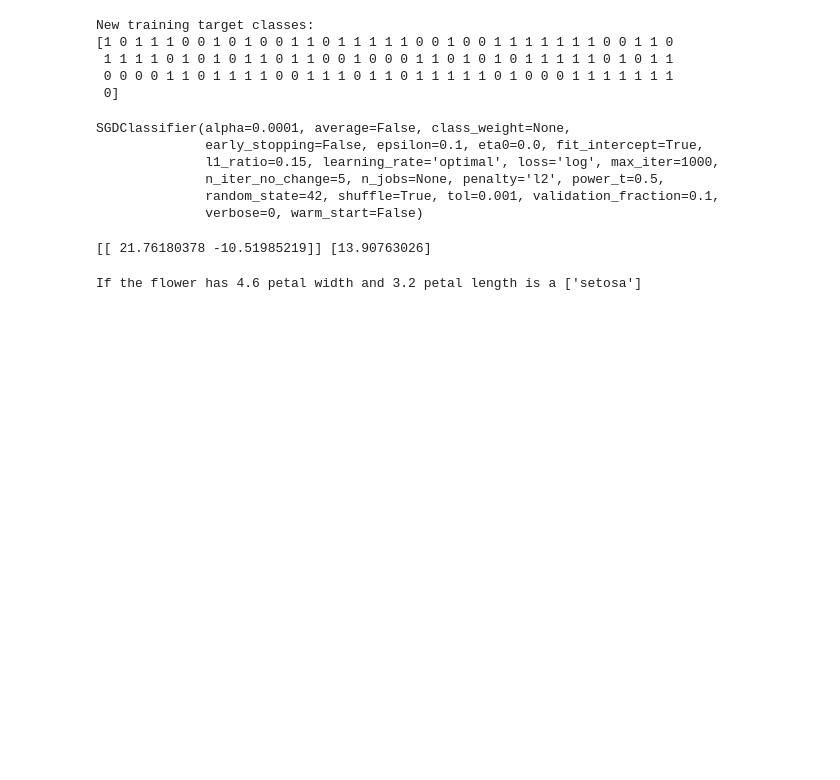
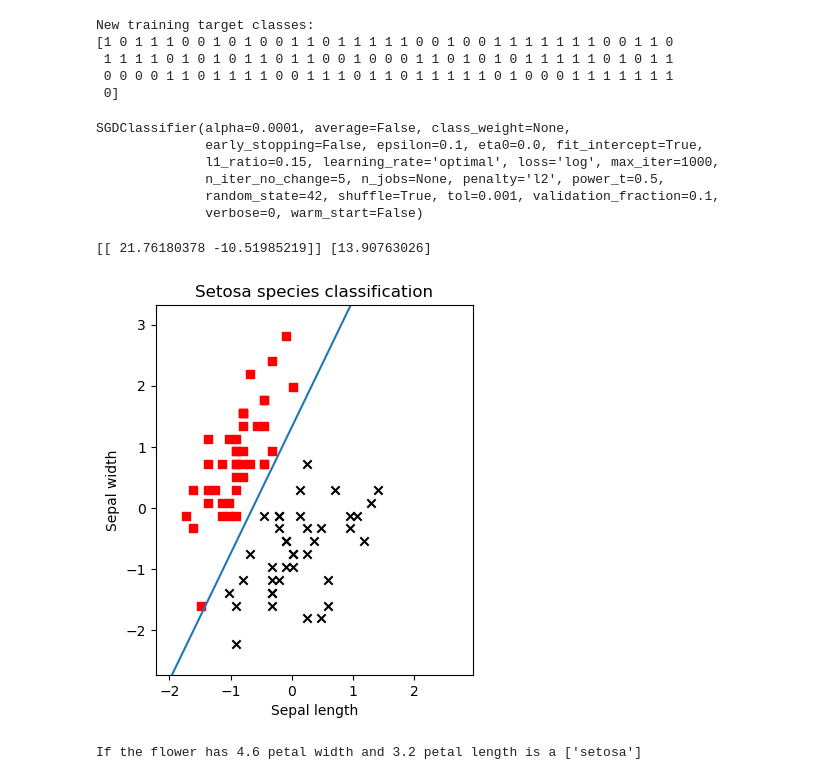
Before and after one commit to EKHTEAR/CSE445-Machine-Learning-AzK-, a Jupyter notebook: Irish_Dataset_Project/Linear_Classification(with Feature Scaling).ipynb, the cells around one changed output. Drawn from its saved outputs; the diff is of its cells as text; code cells hidden in the pictures; blank space fills up the shorter version.

```diff
--- a/Irish_Dataset_Project/Linear_Classification(with Feature Scaling).ipynb
+++ b/Irish_Dataset_Project/Linear_Classification(with Feature Scaling).ipynb
@@ -75,6 +75,31 @@ SGDClassifier(alpha=0.0001, average=False, class_weight=None,
 print (clf.coef_,clf.intercept_)
 # %% [output]
 [[ 21.76180378 -10.51985219]] [13.90763026]
+# %%
+x_min, x_max = X_train[:, 0].min() - .5, X_train[:, 0].max() + .5
+y_min, y_max = X_train[:, 1].min() - .5, X_train[:, 1].max() + .5
+xs = np.arange(x_min, x_max, 0.5)
+
+fig,axes = plt.subplots()
+
+axes.set_aspect('equal')
+axes.set_title('Setosa species classification')
+axes.set_xlabel('Sepal length')
+axes.set_ylabel('Sepal width')
+axes.set_xlim(x_min, x_max)
+axes.set_ylim(y_min, y_max)
+
+plt.sca(axes)
+
+plt.scatter(X_train[:, 0][y_train == 0], X_train[:, 1][y_train == 0], c='red', marker='s')
+plt.scatter(X_train[:, 0][y_train == 1], X_train[:, 1][y_train == 1], c='black', marker='x')
+
+ys = (-clf.intercept_[0]- xs * clf.coef_[0, 0]) / clf.coef_[0, 1]
+
+plt.plot(xs, ys)
+plt.show()
+# %% [output]
+[figure, added]
 # %%
 print ('If the flower has 4.6 petal width and 3.2 petal length is a {}'.format(
         iris.target_names[clf.predict(scaler.transform([[4.6, 3.2]]))]))
```
